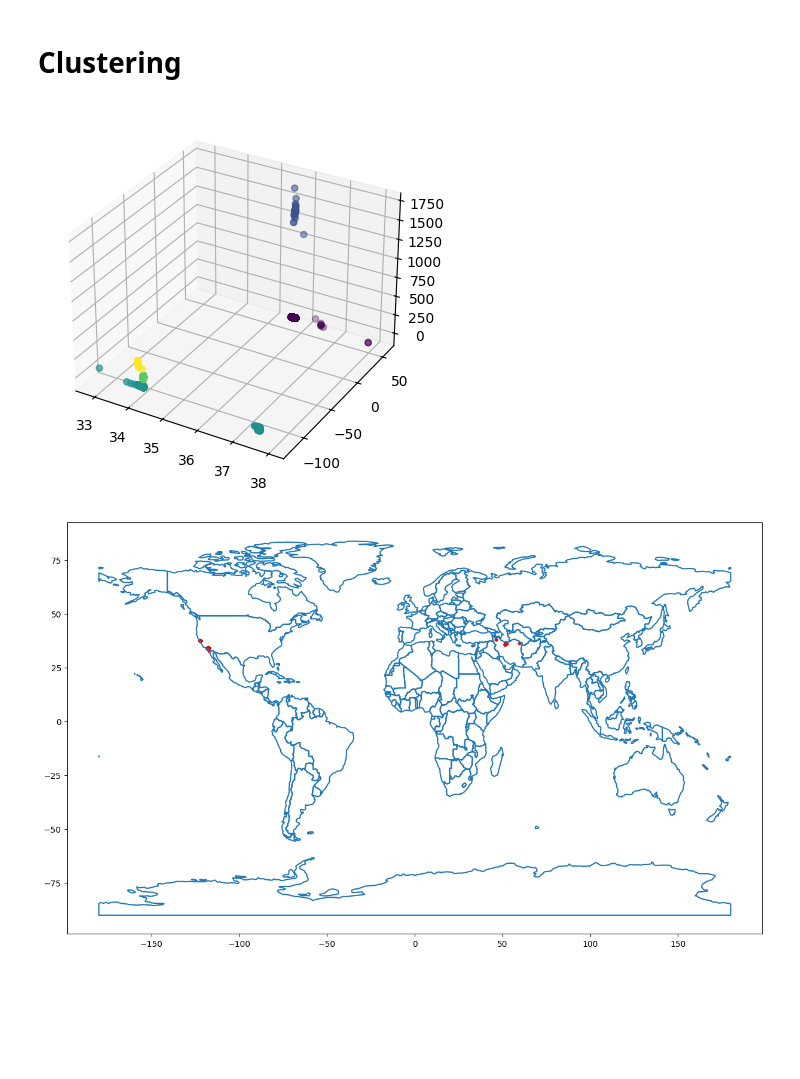
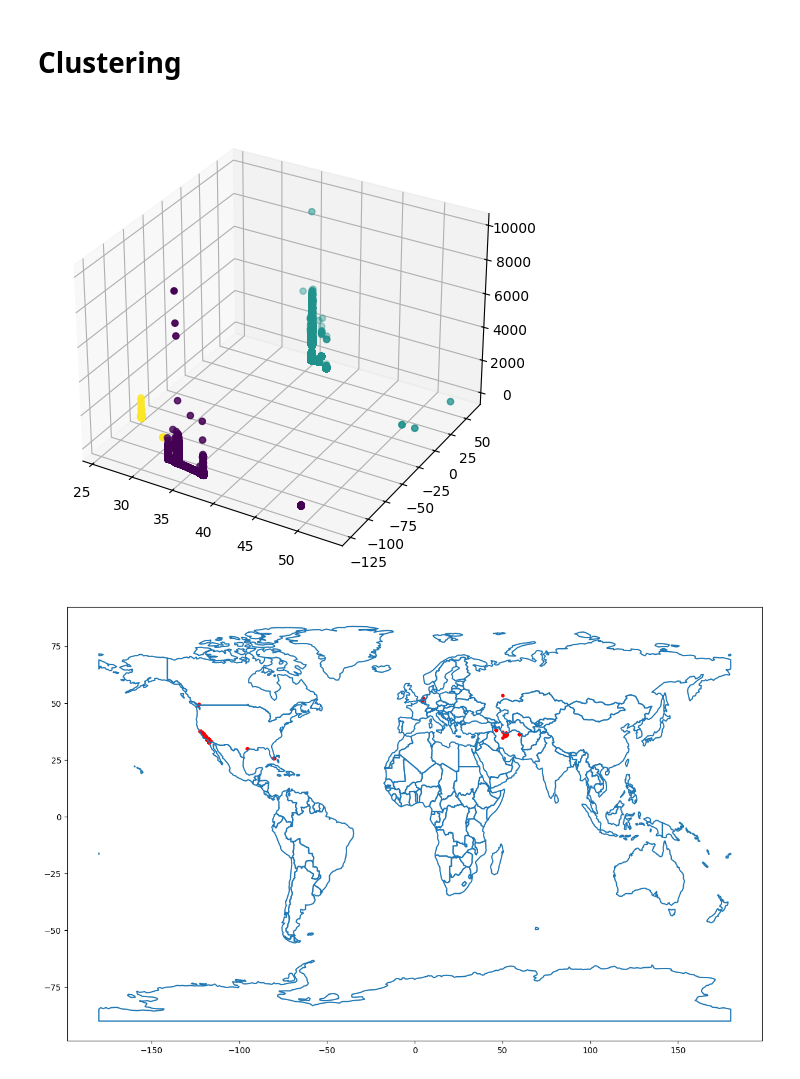
Before and after one commit to celienbonhomme/AI_project2, a Jupyter notebook: src/exo1.ipynb, the cells around one changed output. Cells and saved outputs as stored; diff of their text form; code cells hidden in the pictures; blank space fills up the shorter version.

Commit message:
feat: add variable accuracy

```diff
--- a/src/exo1.ipynb
+++ b/src/exo1.ipynb
@@ -39,6 +43,9 @@
 **Load data from the .csv file**
 # %%
 import pandas as pd
-df_locations = pd.read_csv("../data/locations.csv").sample(1000)
+df_locations = pd.read_csv("../data/locations.csv")
+
+df_locations['Altitude'] = df_locations['Altitude'].apply(lambda x: x/1000)
+# df_locations['Latitude'] = df_locations['Latitude'].apply(lambda x: x*10)
 # %% [markdown]
 # Clustering
@@ -62,18 +52,18 @@ def custom_distance(pt1, pt2):
+# %%
+from sklearn.cluster import KMeans
+import matplotlib.pyplot as plt
+
+kmeans = KMeans(n_clusters=3)
+
+kmeans.fit(df_locations.drop('Accuracy', axis=1))
+df_locations['Cluster'] = kmeans.predict(df_locations.drop('Accuracy', axis=1))
 # %%
-from sklearn.cluster import KMeans
-import matplotlib.pyplot as plt
-
-kmeans = KMeans(n_clusters=5)
-
-kmeans.fit(df_locations)
-df_locations['Cluster'] = kmeans.predict(df_locations)
-
-fig = plt.figure()
+fig = plt.figure(figsize=(6, 6))
 ax = fig.add_subplot(111, projection='3d')
-ax.scatter(df_locations['Latitude'], df_locations['Longitude'], df_locations['Altitude'], c=df_locations['Cluster'])
+ax.scatter(df_locations['Latitude'], df_locations['Longitude'], df_locations['Accuracy'], c=df_locations['Cluster'])
 plt.show()
 # %% [output]
-[figure, old version]
+[figure, new version]
 # %%
 import geopandas as gpd
 from shapely.geometry import Point
@@ -88,4 +78,4 @@ world.boundary.plot(ax=ax)
 gdf.plot(ax=ax, color='red', markersize=10)
 plt.show()
 # %% [output]
-[figure, old version]
+[figure, new version]
```
Also changed, not shown: parts of 3 cells of this notebook.
